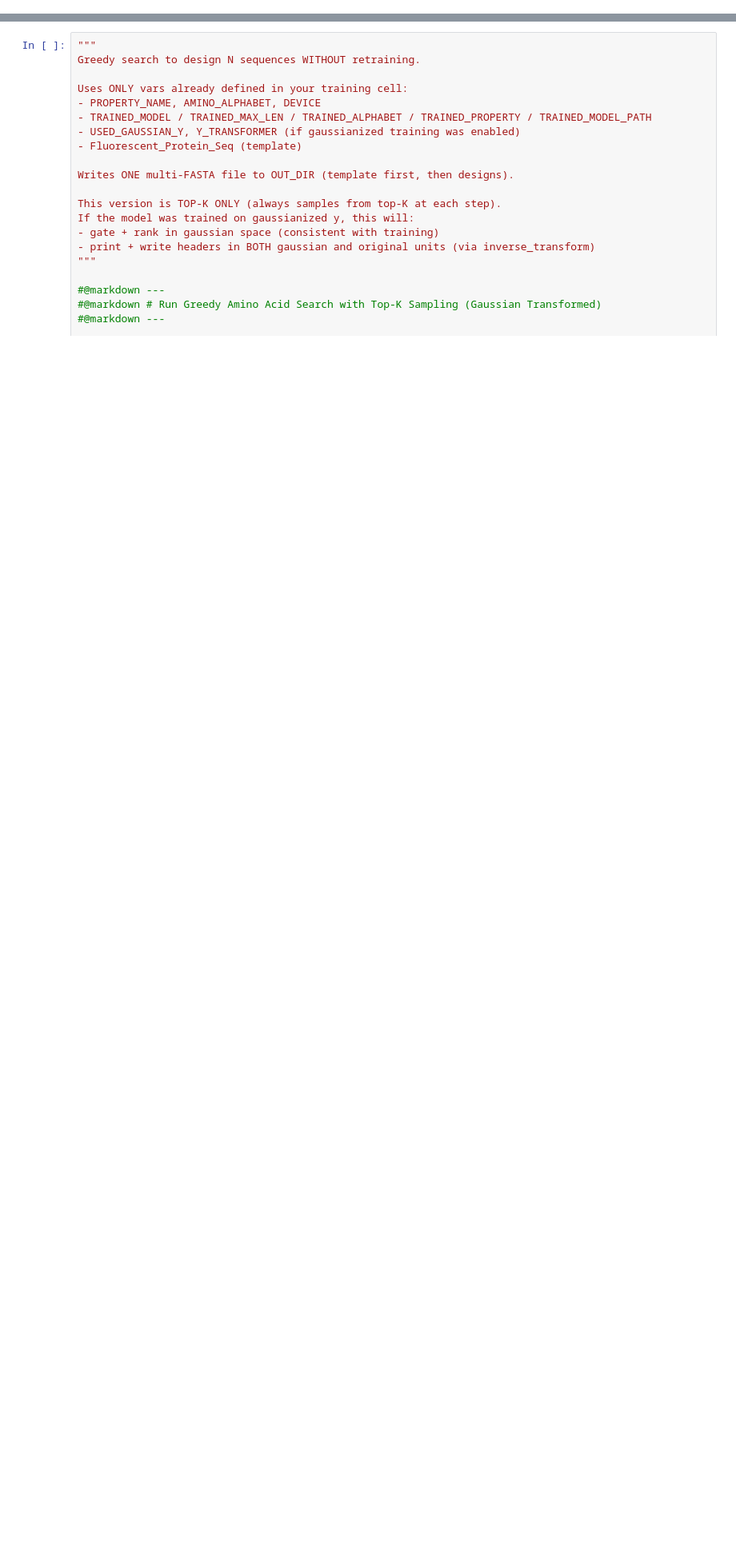
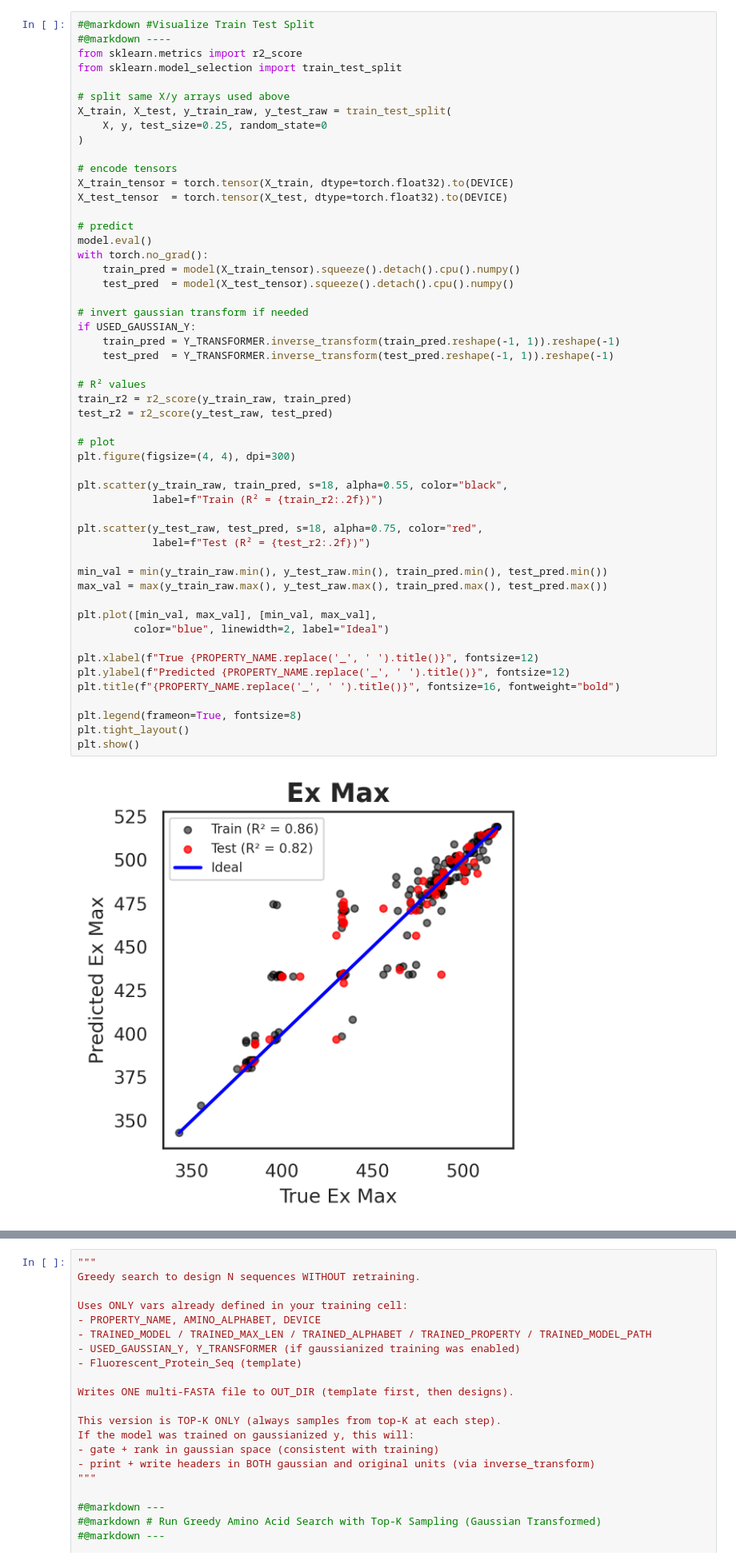
Before and after one commit to CameronLarsonFLT/PyTorch_FP_Prediction, a Jupyter notebook: PyTorch_FP.ipynb, the cells around one changed output, grey strips where cells are left out. Shown at 80% size. Drawn from its saved outputs; the diff is of its cells as text; blank space fills up the shorter version.

```diff
--- a/PyTorch_FP.ipynb
+++ b/PyTorch_FP.ipynb
@@ -445,4 +445,58 @@ FP_Seq predicted brightness (original): 19.885
 Training complete.
+# %%
+#@markdown #Visualize Train Test Split
+#@markdown ----
+from sklearn.metrics import r2_score
+from sklearn.model_selection import train_test_split
+
+# split same X/y arrays used above
+X_train, X_test, y_train_raw, y_test_raw = train_test_split(
+    X, y, test_size=0.25, random_state=0
+)
+
+# encode tensors
+X_train_tensor = torch.tensor(X_train, dtype=torch.float32).to(DEVICE)
+X_test_tensor  = torch.tensor(X_test, dtype=torch.float32).to(DEVICE)
+
+# predict
+model.eval()
+with torch.no_grad():
+    train_pred = model(X_train_tensor).squeeze().detach().cpu().numpy()
+    test_pred  = model(X_test_tensor).squeeze().detach().cpu().numpy()
+
+# invert gaussian transform if needed
+if USED_GAUSSIAN_Y:
+    train_pred = Y_TRANSFORMER.inverse_transform(train_pred.reshape(-1, 1)).reshape(-1)
+    test_pred  = Y_TRANSFORMER.inverse_transform(test_pred.reshape(-1, 1)).reshape(-1)
+
+# R² values
+train_r2 = r2_score(y_train_raw, train_pred)
+test_r2 = r2_score(y_test_raw, test_pred)
+
+# plot
+plt.figure(figsize=(4, 4), dpi=300)
+
+plt.scatter(y_train_raw, train_pred, s=18, alpha=0.55, color="black",
+            label=f"Train (R² = {train_r2:.2f})")
+
+plt.scatter(y_test_raw, test_pred, s=18, alpha=0.75, color="red",
+            label=f"Test (R² = {test_r2:.2f})")
+
+min_val = min(y_train_raw.min(), y_test_raw.min(), train_pred.min(), test_pred.min())
+max_val = max(y_train_raw.max(), y_test_raw.max(), train_pred.max(), test_pred.max())
+
+plt.plot([min_val, max_val], [min_val, max_val],
+         color="blue", linewidth=2, label="Ideal")
+
+plt.xlabel(f"True {PROPERTY_NAME.replace('_', ' ').title()}", fontsize=12)
+plt.ylabel(f"Predicted {PROPERTY_NAME.replace('_', ' ').title()}", fontsize=12)
+plt.title(f"{PROPERTY_NAME.replace('_', ' ').title()}", fontsize=16, fontweight="bold")
+
+plt.legend(frameon=True, fontsize=8)
+plt.tight_layout()
+plt.show()
+# %% [output]
+[figure, added]
 # %%
 """
 Greedy single-site mutation scan WITHOUT retraining:
```
Also changed, not shown: parts of 2 cells of this notebook.
